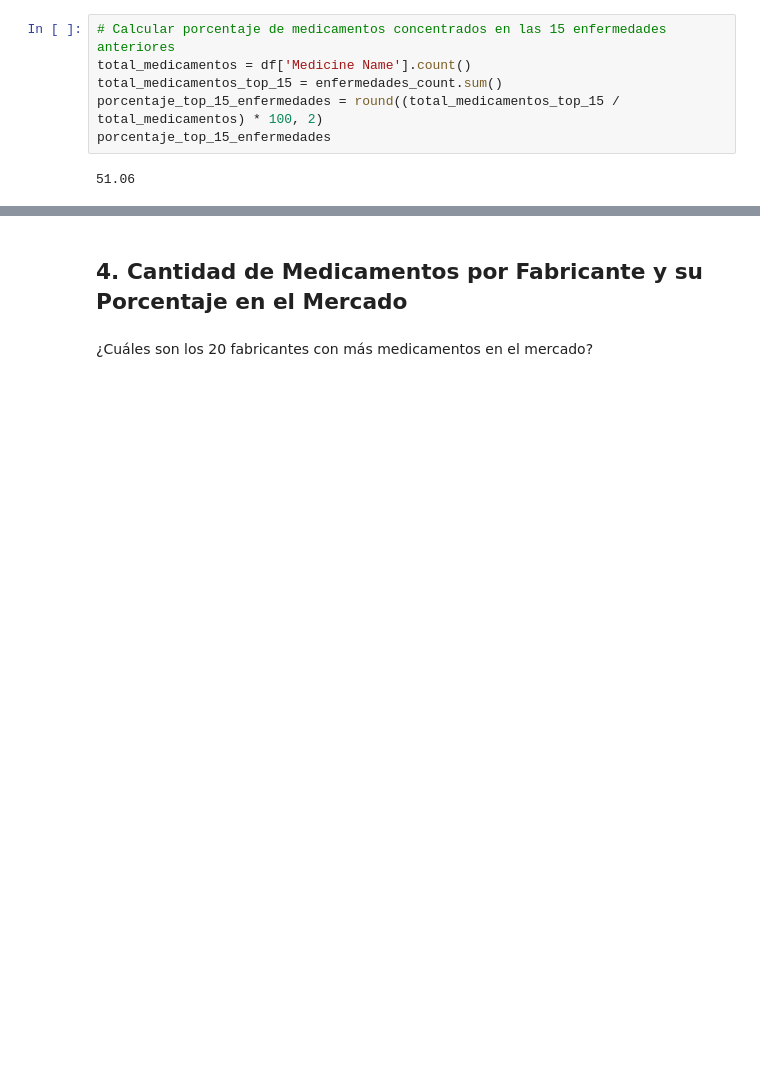
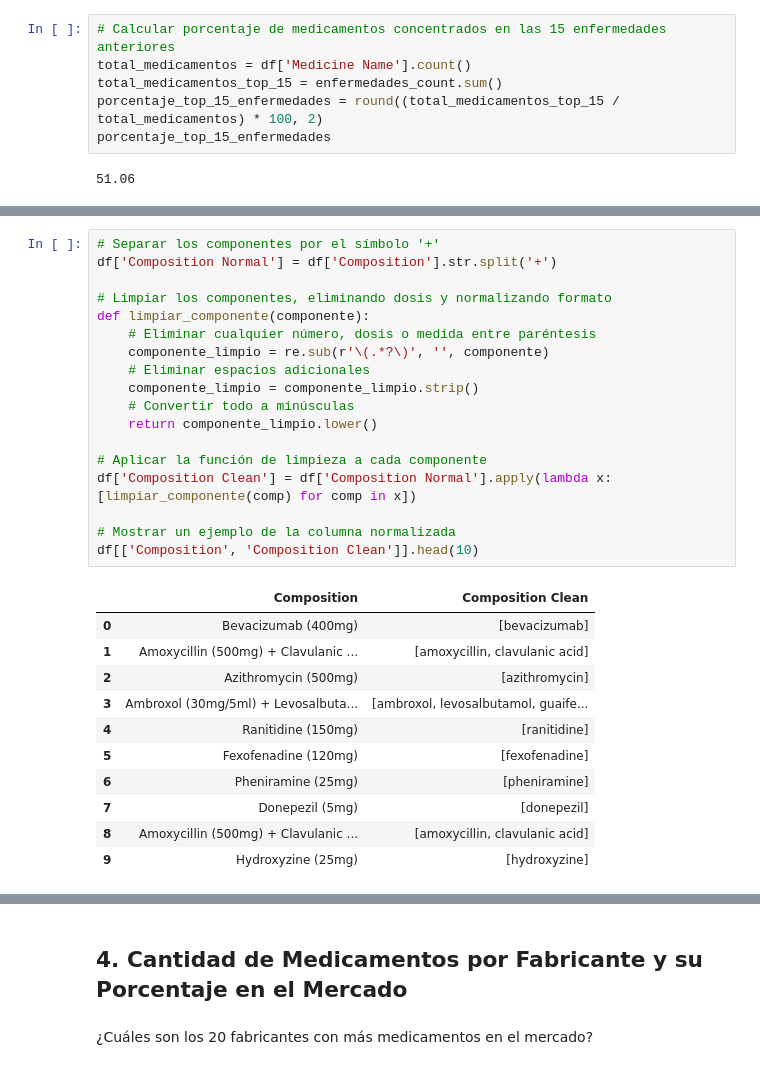
Before and after one commit to Blackie279/11000_Medicamentos, a Jupyter notebook: eda.ipynb, the cells around one changed output, grey strips where cells are left out. Drawn from its saved outputs; the diff is of its cells as text; blank space fills up the shorter version.

```diff
--- a/eda.ipynb
+++ b/eda.ipynb
@@ -101,0 +120,30 @@ porcentaje_top_15_enfermedades
+# %%
+# Separar los componentes por el símbolo '+'
+df['Composition Normal'] = df['Composition'].str.split('+')
+
+# Limpiar los componentes, eliminando dosis y normalizando formato
+def limpiar_componente(componente):
+    # Eliminar cualquier número, dosis o medida entre paréntesis
+    componente_limpio = re.sub(r'\(.*?\)', '', componente)
+    # Eliminar espacios adicionales
+    componente_limpio = componente_limpio.strip()
+    # Convertir todo a minúsculas
+    return componente_limpio.lower()
+
+# Aplicar la función de limpieza a cada componente
+df['Composition Clean'] = df['Composition Normal'].apply(lambda x: [limpiar_componente(comp) for comp in x])
+
+# Mostrar un ejemplo de la columna normalizada
+df[['Composition', 'Composition Clean']].head(10)
+# %% [output]
+|  | Composition | Composition Clean |
+| 0 | Bevacizumab (400mg) | [bevacizumab] |
+| 1 | Amoxycillin (500mg) + Clavulanic ... | [amoxycillin, clavulanic acid] |
+| 2 | Azithromycin (500mg) | [azithromycin] |
+| 3 | Ambroxol (30mg/5ml) + Levosalbuta... | [ambroxol, levosalbutamol, guaife... |
+| 4 | Ranitidine (150mg) | [ranitidine] |
+| 5 | Fexofenadine (120mg) | [fexofenadine] |
+| 6 | Pheniramine (25mg) | [pheniramine] |
+| 7 | Donepezil (5mg) | [donepezil] |
+| 8 | Amoxycillin (500mg) + Clavulanic ... | [amoxycillin, clavulanic acid] |
+| 9 | Hydroxyzine (25mg) | [hydroxyzine] |
```
Also changed, not shown: parts of 9 cells of this notebook.
